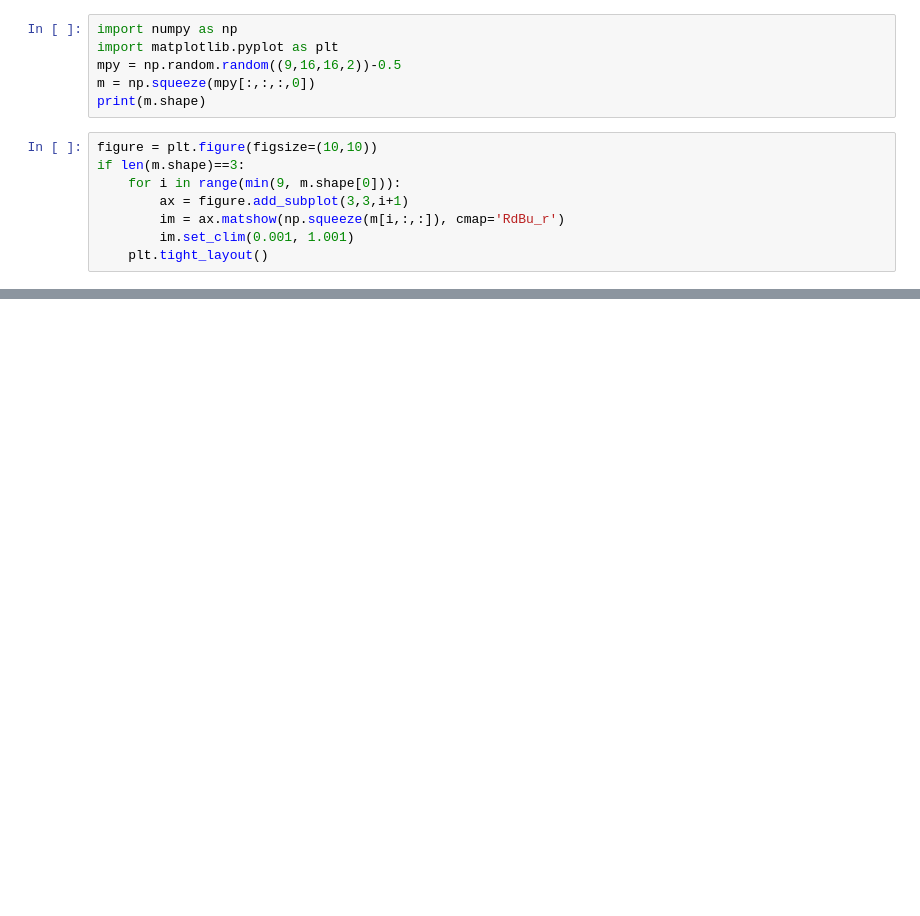
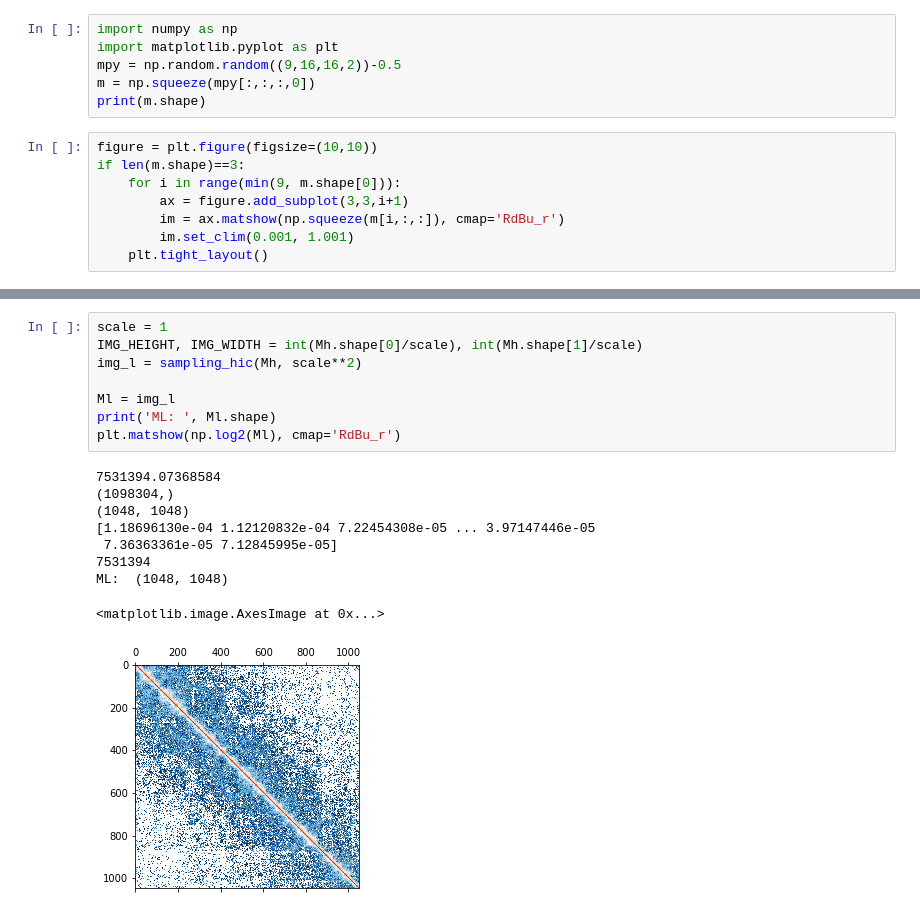
Before and after one commit to lhanappa/refine_resolution, a Jupyter notebook: try.ipynb, the cells around one changed output, grey strips where cells are left out. Drawn from its saved outputs; the diff is of its cells as text; blank space fills up the shorter version.

```diff
--- a/try.ipynb
+++ b/try.ipynb
@@ -31,0 +101,18 @@ plt.show()
+# %%
+scale = 1
+IMG_HEIGHT, IMG_WIDTH = int(Mh.shape[0]/scale), int(Mh.shape[1]/scale)
+img_l = sampling_hic(Mh, scale**2)
+
+Ml = img_l
+print('ML: ', Ml.shape)
+plt.matshow(np.log2(Ml), cmap='RdBu_r')
+# %% [output]
+7531394.07368584
+(1098304,)
+(1048, 1048)
+[1.18696130e-04 1.12120832e-04 7.22454308e-05 ... 3.97147446e-05
+ 7.36363361e-05 7.12845995e-05]
+7531394
+ML:  (1048, 1048)
+<matplotlib.image.AxesImage at 0x...>
+[figure, added]
```
Also changed, not shown: parts of 6 cells of this notebook, 4 other files.
